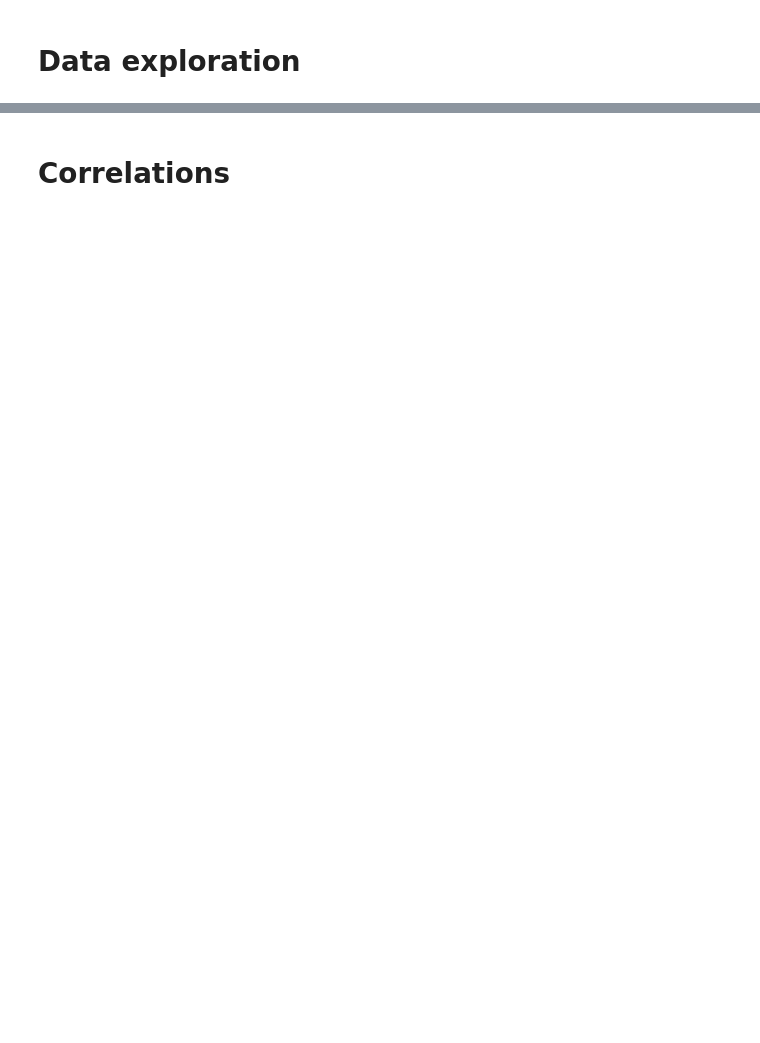
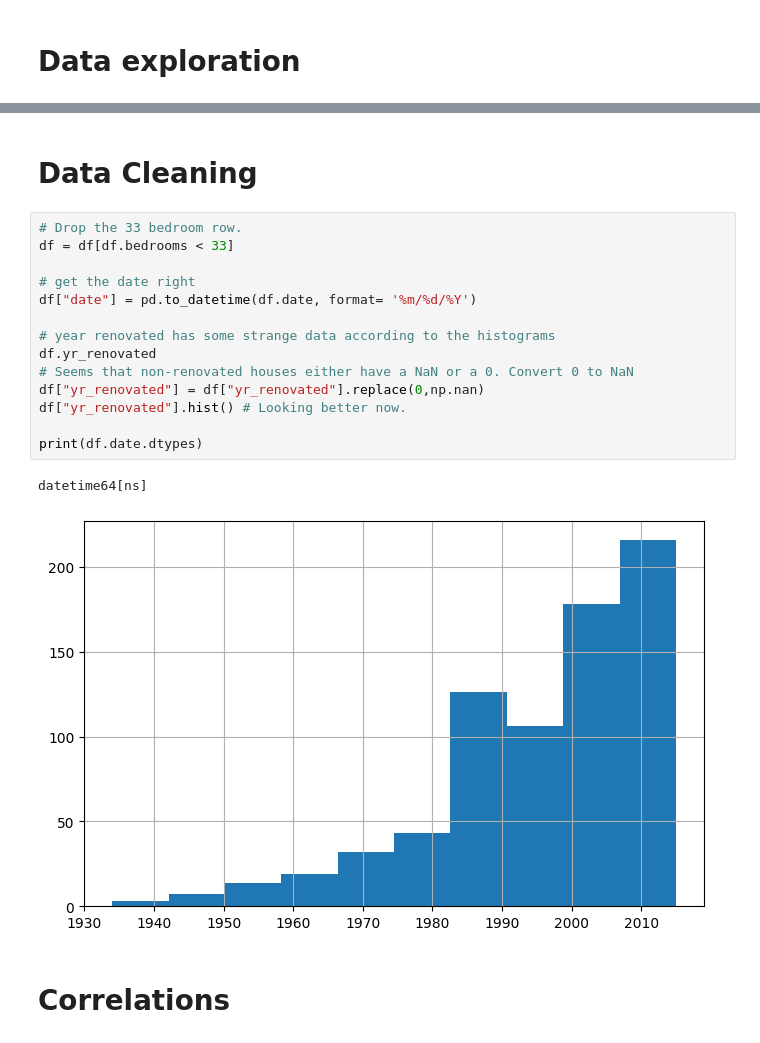
Before and after one commit to jan-schlautmann/ds-eda-housing-project, a Jupyter notebook: EDA.ipynb, the cells around one changed output, grey strips where cells are left out. Saved outputs shown, nothing was run; the diff lists cells and outputs as text; blank space fills up the shorter version.

```diff
--- a/EDA.ipynb
+++ b/EDA.ipynb
@@ -124,3 +169,22 @@ df.groupby("seattle").mean()
+# %% [markdown]
+# Data Cleaning
+# %%
+# Drop the 33 bedroom row.
+df = df[df.bedrooms < 33]
+
+# get the date right
+df["date"] = pd.to_datetime(df.date, format= '%m/%d/%Y')
+
+# year renovated has some strange data according to the histograms
+df.yr_renovated
+# Seems that non-renovated houses either have a NaN or a 0. Convert 0 to NaN
+df["yr_renovated"] = df["yr_renovated"].replace(0,np.nan)
+df["yr_renovated"].hist() # Looking better now.
+
+print(df.date.dtypes)
+# %% [output]
+datetime64[ns]
+[figure, added]
 # %% [markdown]
 # Correlations
 # %%
```
Also changed, not shown: parts of 9 cells of this notebook.
